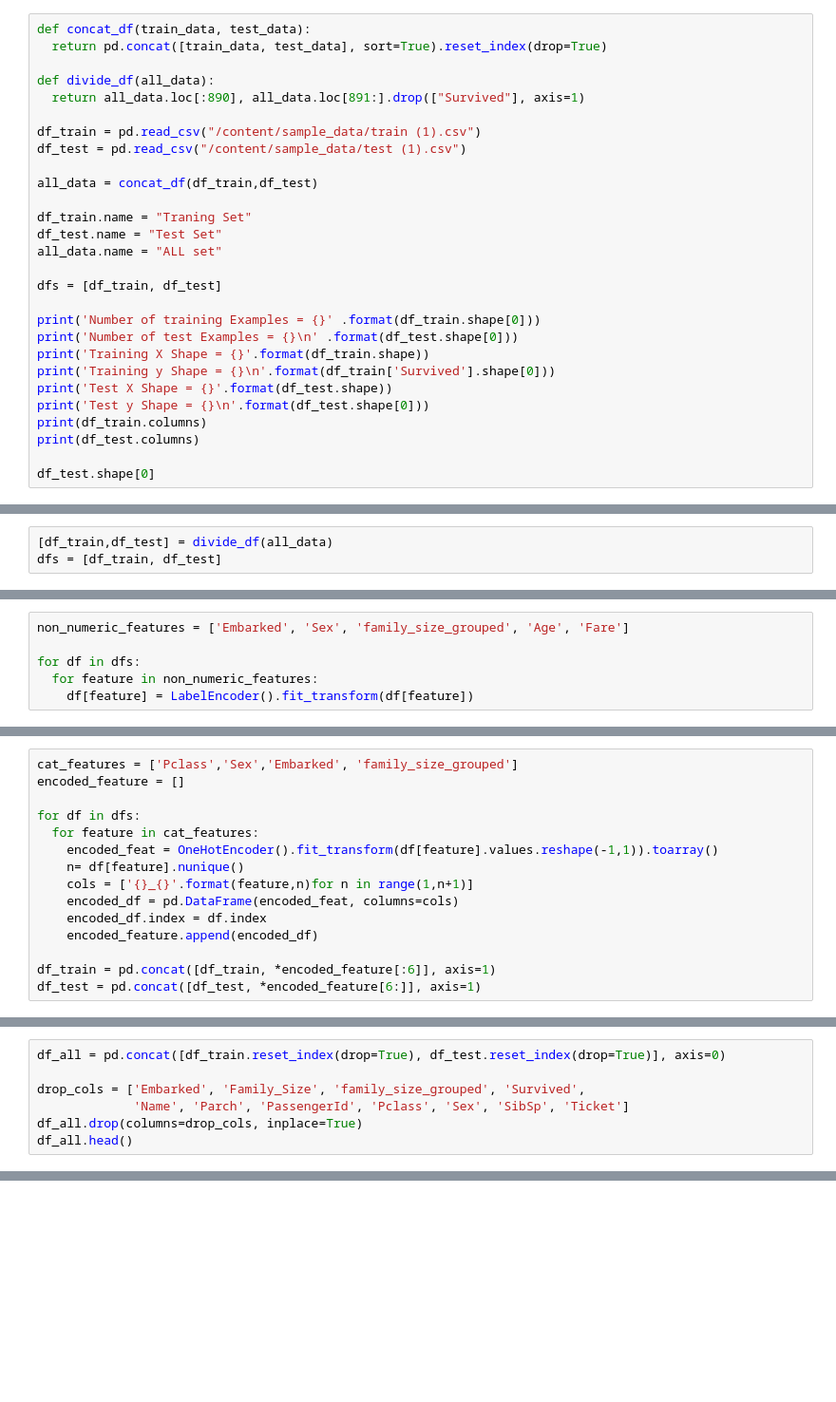
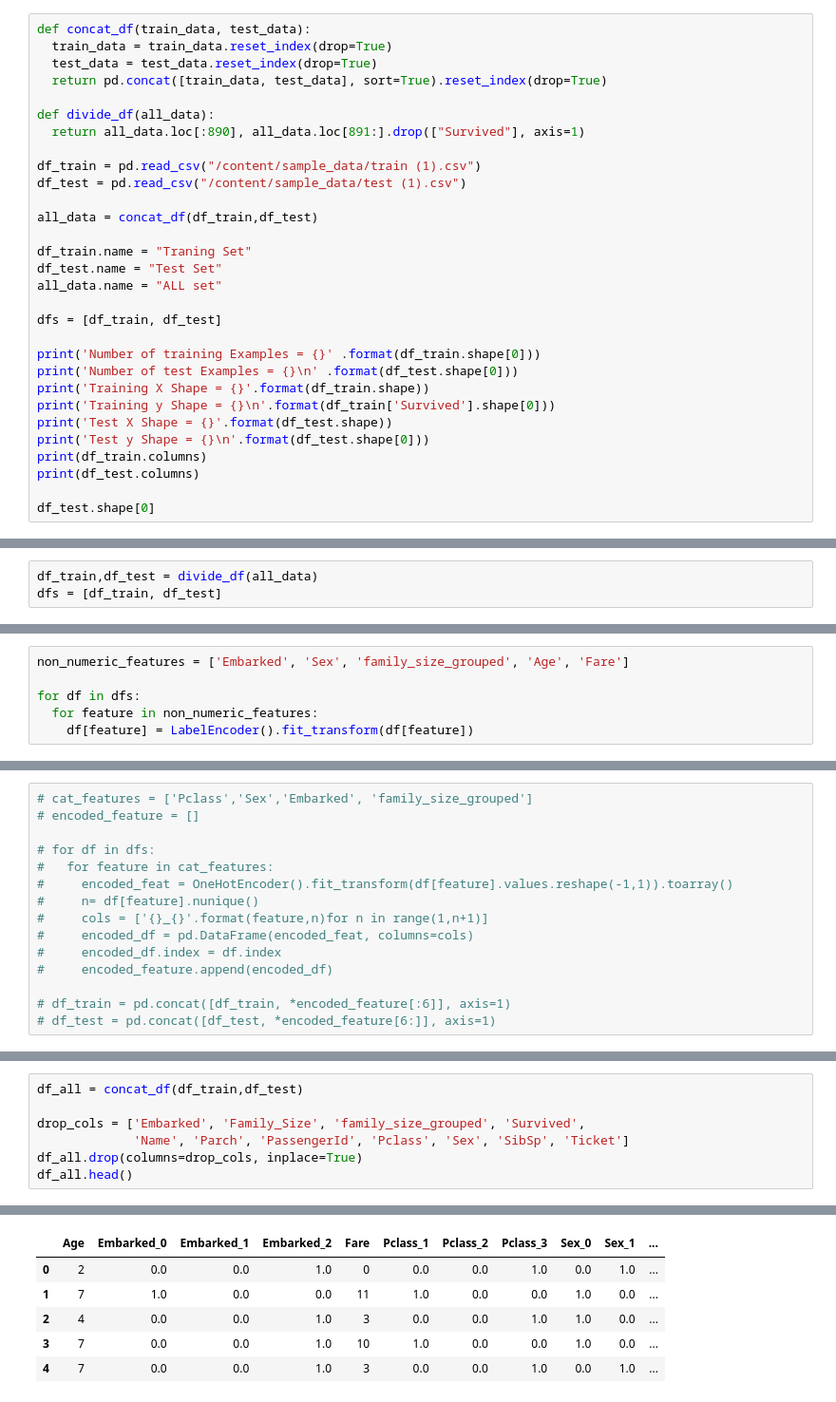
Before and after one commit to Evans-tats/machine-learning, a Jupyter notebook: Titanic.ipynb, the cells around one changed output, grey strips where cells are left out. Shown at 95% size. Cells and saved outputs as stored; diff of their text form; blank space fills up the shorter version.

```diff
--- a/Titanic.ipynb
+++ b/Titanic.ipynb
@@ -19,6 +19,8 @@ warnings.filterwarnings('ignore')
 SEED = 42
 # %%
 def concat_df(train_data, test_data):
+  train_data = train_data.reset_index(drop=True)
+  test_data = test_data.reset_index(drop=True)
   return pd.concat([train_data, test_data], sort=True).reset_index(drop=True)
 
 def divide_df(all_data):
@@ -367,5 +369,5 @@ plt.title("count of survival in ticket frequency feature")
 Text(0.5, 1.0, 'count of survival in ticket frequency feature')
 [figure]
 # %%
-[df_train,df_test] = divide_df(all_data)
+df_train,df_test = divide_df(all_data)
 dfs = [df_train, df_test]
@@ -378,18 +411,18 @@ for df in dfs:
 # %%
-cat_features = ['Pclass','Sex','Embarked', 'family_size_grouped']
-encoded_feature = []
+# cat_features = ['Pclass','Sex','Embarked', 'family_size_grouped']
+# encoded_feature = []
 
-for df in dfs:
-  for feature in cat_features:
-    encoded_feat = OneHotEncoder().fit_transform(df[feature].values.reshape(-1,1)).toarray()
-    n= df[feature].nunique()
-    cols = ['{}_{}'.format(feature,n)for n in range(1,n+1)]
-    encoded_df = pd.DataFrame(encoded_feat, columns=cols)
-    encoded_df.index = df.index
-    encoded_feature.append(encoded_df)
+# for df in dfs:
+#   for feature in cat_features:
+#     encoded_feat = OneHotEncoder().fit_transform(df[feature].values.reshape(-1,1)).toarray()
+#     n= df[feature].nunique()
+#     cols = ['{}_{}'.format(feature,n)for n in range(1,n+1)]
+#     encoded_df = pd.DataFrame(encoded_feat, columns=cols)
+#     encoded_df.index = df.index
+#     encoded_feature.append(encoded_df)
 
-df_train = pd.concat([df_train, *encoded_feature[:6]], axis=1)
-df_test = pd.concat([df_test, *encoded_feature[6:]], axis=1)
+# df_train = pd.concat([df_train, *encoded_feature[:6]], axis=1)
+# df_test = pd.concat([df_test, *encoded_feature[6:]], axis=1)
 # %%
 df_train.columns.tolist()
 # %% [output]
@@ -413,5 +466,5 @@ df_train.columns.tolist()
 # %%
-df_all = pd.concat([df_train.reset_index(drop=True), df_test.reset_index(drop=True)], axis=0)
+df_all = concat_df(df_train,df_test)
 
 drop_cols = ['Embarked', 'Family_Size', 'family_size_grouped', 'Survived',
              'Name', 'Parch', 'PassengerId', 'Pclass', 'Sex', 'SibSp', 'Ticket']
@@ -422,3 +474,9 @@ InvalidIndexError: Reindexing only valid with uniquely valued Index objects
+|  | Age | Embarked_0 | Embarked_1 | Embarked_2 | Fare | Pclass_1 | Pclass_2 | Pclass_3 | Sex_0 | Sex_1 | ... |
+| 0 | 2 | 0.0 | 0.0 | 1.0 | 0 | 0.0 | 0.0 | 1.0 | 0.0 | 1.0 | ... |
+| 1 | 7 | 1.0 | 0.0 | 0.0 | 11 | 1.0 | 0.0 | 0.0 | 1.0 | 0.0 | ... |
+| 2 | 4 | 0.0 | 0.0 | 1.0 | 3 | 0.0 | 0.0 | 1.0 | 1.0 | 0.0 | ... |
+| 3 | 7 | 0.0 | 0.0 | 1.0 | 10 | 1.0 | 0.0 | 0.0 | 1.0 | 0.0 | ... |
+| 4 | 7 | 0.0 | 0.0 | 1.0 | 3 | 0.0 | 0.0 | 1.0 | 0.0 | 1.0 | ... |
 # %%
 X_train = StandardScaler().fit_transform(df_train.drop(columns=drop_cols))
 y_train = df_train['Survived']
```
Also changed, not shown: parts of 10 cells of this notebook.
